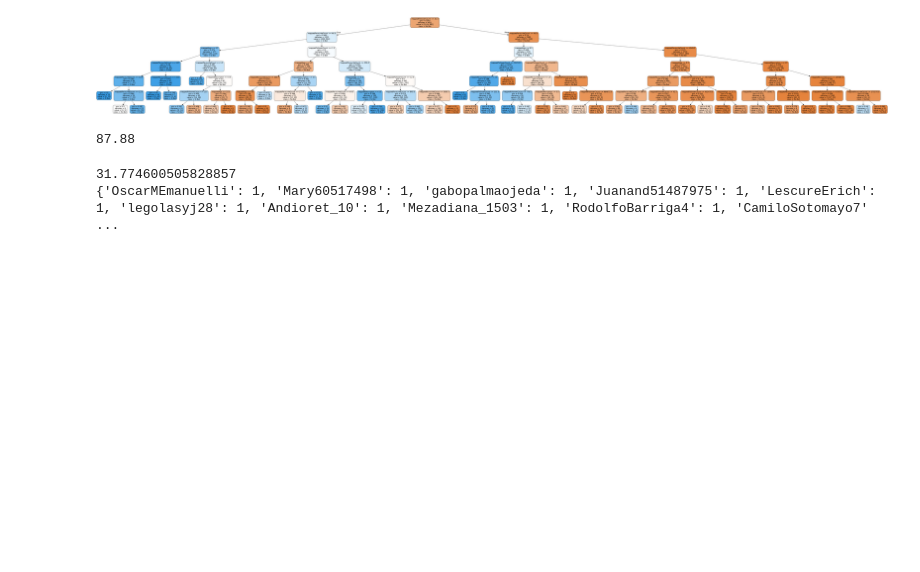
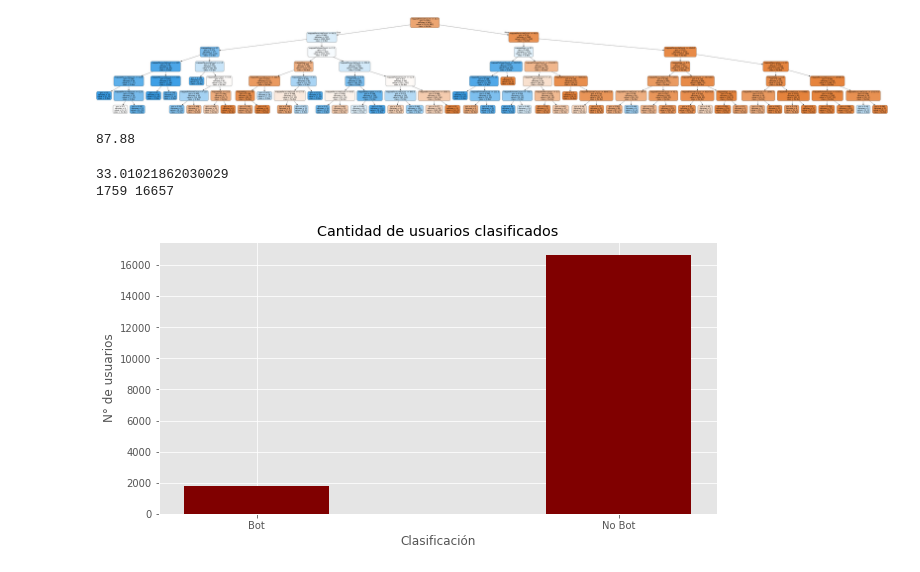
Before and after one commit to TomasFuentesA/GA, a Jupyter notebook: test.ipynb, the cells around one changed output. Drawn from its saved outputs; the diff is of its cells as text; code cells hidden in the pictures; blank space fills up the shorter version.

```diff
--- a/test.ipynb
+++ b/test.ipynb
@@ -190,7 +186,7 @@ print(df.to_string(index=False))
 # %%
 # Crear arrays de entrenamiento y las etiquetas que indican si llegó a top o no
 y_train = users_encoded['bot']
-x_train = users_encoded.drop(list_a, axis=1).values
+x_train = users_encoded.drop('bot', axis=1).values
 
 # Crear Arbol de decision con profundidad = 4
 decision_tree = tree.DecisionTreeClassifier(criterion='gini',
@@ -206,7 +202,7 @@ with open(r"tree1.dot", 'w') as f:
                               out_file=f,
                               max_depth = 7,
                               impurity = True,
-                              feature_names = list(users_encoded.drop(list_a, axis=1)),
+                              feature_names = list(users_encoded.drop('bot', axis=1)),
                               #class_names =  list(users_encoded['bot']),
                               class_names = ['No Bot', 'Si Bot'],
                               rounded = True,
@@ -227,7 +223,8 @@ print(acc_decision_tree)
 # %%
 si_bot = {}
 no_bot = 0
-inicio = time.time()
+si_bot_t = 0
+
 for index, row in prediccion.iterrows():
     name = ""
     for i in range (len(row['user_name'].lower().split())):
@@ -246,6 +243,7 @@ for index, row in prediccion.iterrows():
     if y_pred == 0:
         no_bot+=1
     else:
+        si_bot_t+=1
         si_bot[row["screen_name"]] = 1
     #print("Prediccion: " + str(y_pred))
     #y_proba = decision_tree.predict_proba(x_test.drop(['bot'], axis = 1))
@@ -253,7 +251,24 @@ for index, row in prediccion.iterrows():
 
 fin = time.time()
 print(fin-inicio)
-print(si_bot)
+print(si_bot_t, no_bot)
 # %% [output]
-31.774600505828857
-{'OscarMEmanuelli': 1, 'Mary60517498': 1, 'gabopalmaojeda': 1, 'Juanand51487975': 1, 'LescureErich': 1, 'legolasyj28': 1, 'Andioret_10': 1, 'Mezadiana_1503': 1, 'RodolfoBarriga4': 1, 'CamiloSotomayo7' ...
+33.01021862030029
+1759 16657
+# %%
+# creating the dataset
+label = ["Bot", "No Bot"]
+values = [si_bot_t, no_bot]
+
+fig = plt.figure(figsize = (10, 5))
+
+# creating the bar plot
+plt.bar(label, values, color ='maroon',
+        width = 0.4)
+
+plt.xlabel("Clasificación")
+plt.ylabel("N° de usuarios")
+plt.title("Cantidad de usuarios clasificados")
+plt.show()
+# %% [output]
+[figure, added]
```
Also changed, not shown: parts of 3 cells of this notebook.
